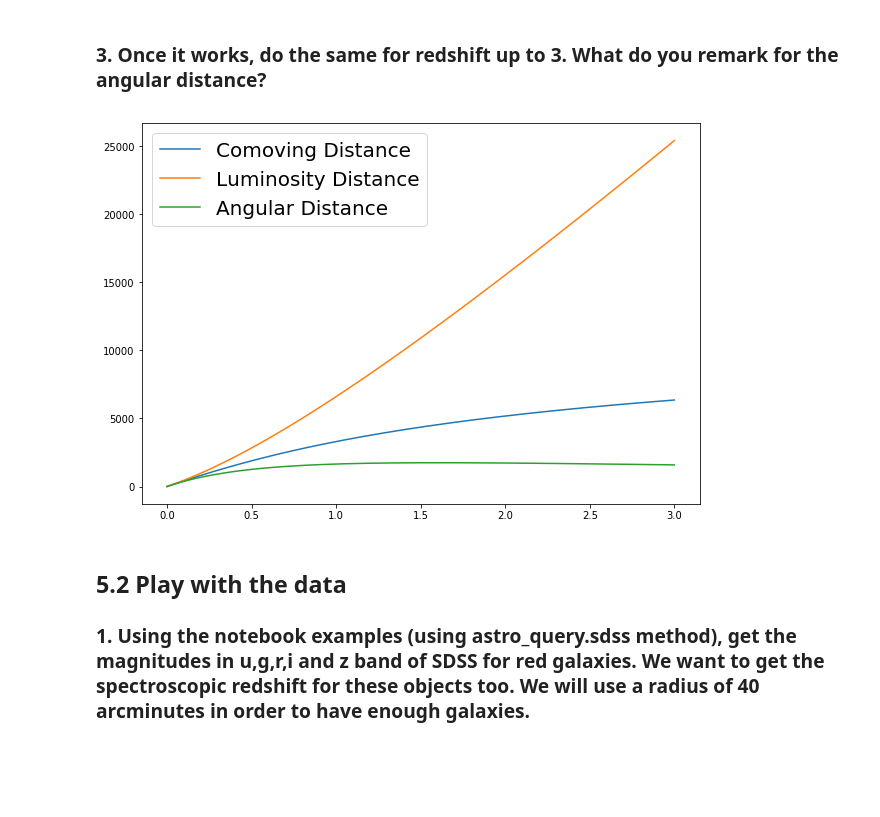
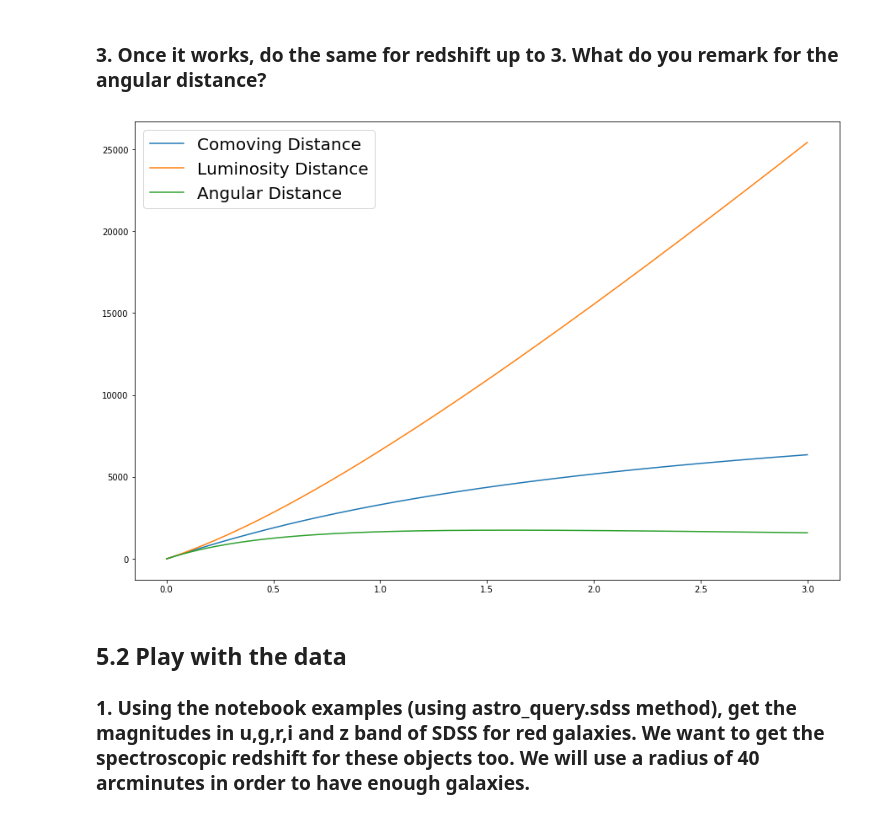
Before and after one commit to ignacio-vc/CosmoClusters, a Jupyter notebook: Ignacio/7Feb.ipynb, the cells around one changed output. Cells and saved outputs as stored; diff of their text form; code cells hidden in the pictures; blank space fills up the shorter version.

```diff
--- a/Ignacio/7Feb.ipynb
+++ b/Ignacio/7Feb.ipynb
@@ -61,14 +62,17 @@ for i in range (len(z)):
 # %% [markdown]
 ### 3. Once it works, do the same for redshift up to 3. What do you remark for the angular distance?
 # %%
-plt.figure(figsize = (10,7))
+plt.figure(figsize=(15,10))
 plt.plot(z, comoving_distance, label='Comoving Distance')
 plt.plot(z, luminosity_distance, label='Luminosity Distance')
 plt.plot(z, angular_distance, label='Angular Distance')
-plt.legend(fontsize=20, loc=2)
+
+
+
+plt.legend(fontsize=20)
 plt.show()
 # %% [output]
-[figure, old version]
+[figure, new version]
 # %% [markdown]
 ## 5.2 Play with the data
 
```
Also changed, not shown: parts of 26 cells of this notebook, 13 other files.
